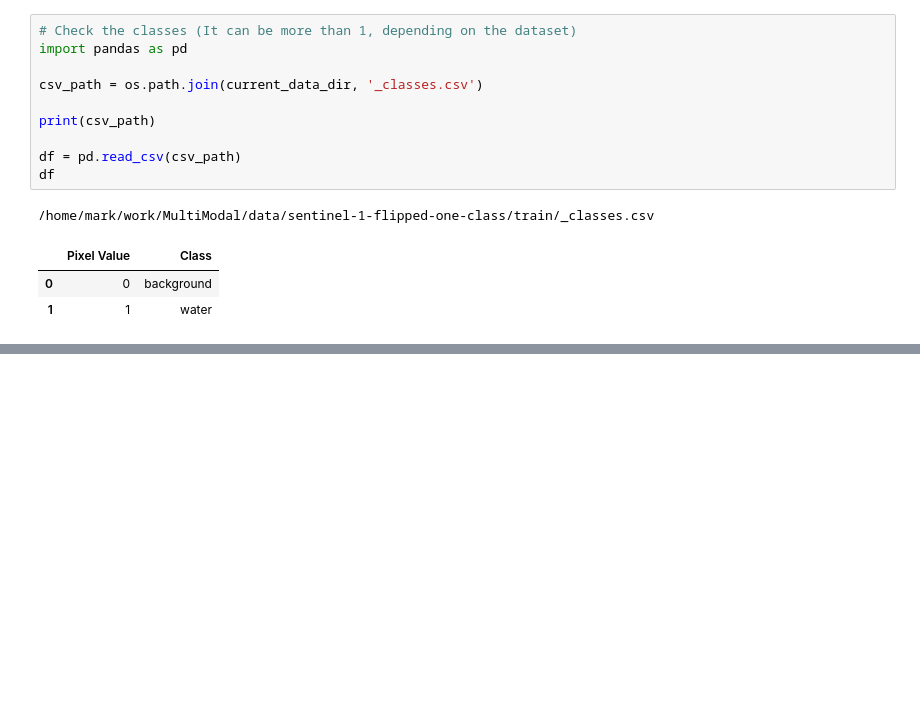
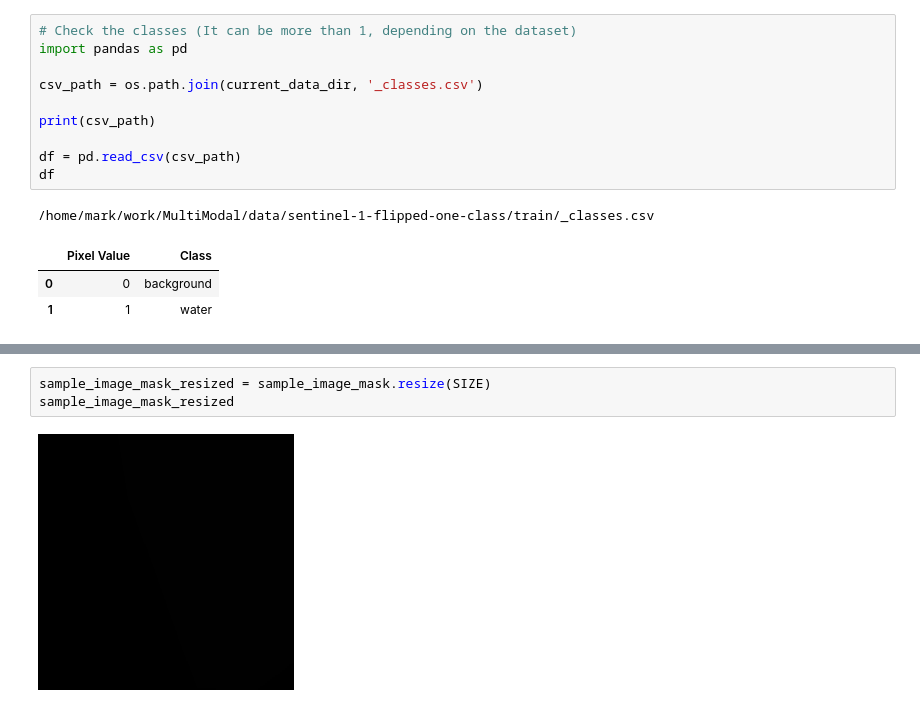
Before and after one commit to pkyeager/multi-modal, a Jupyter notebook: SAM-transfer-learning-advanced.ipynb, the cells around one changed output, grey strips where cells are left out. Saved outputs shown, nothing was run; the diff lists cells and outputs as text; blank space fills up the shorter version.

```diff
--- a/SAM-transfer-learning-advanced.ipynb
+++ b/SAM-transfer-learning-advanced.ipynb
@@ -81,0 +117,5 @@ sample_image.show()
+# %%
+sample_image_mask_resized = sample_image_mask.resize(SIZE)
+sample_image_mask_resized
+# %% [output]
+[figure, added]
```
Also changed, not shown: parts of 24 cells of this notebook.
